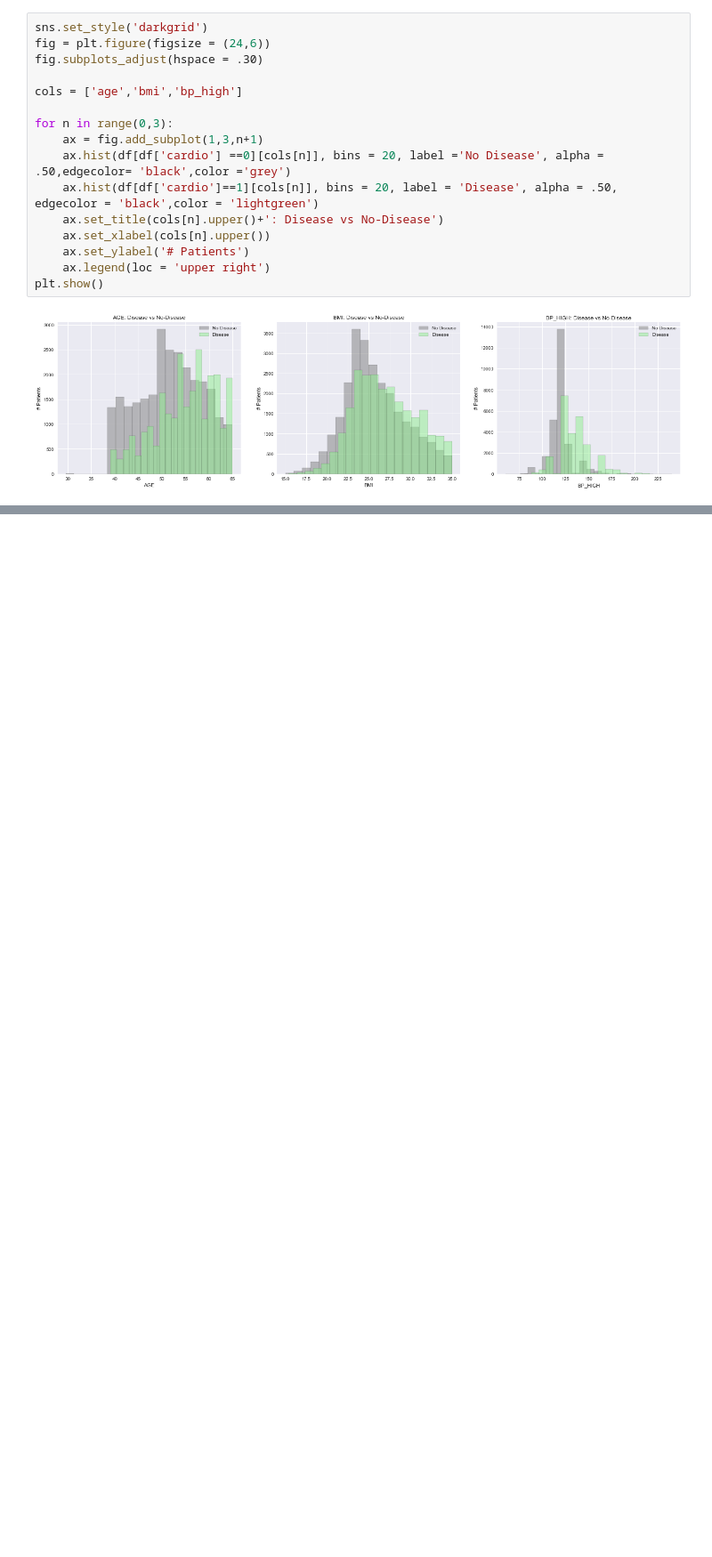
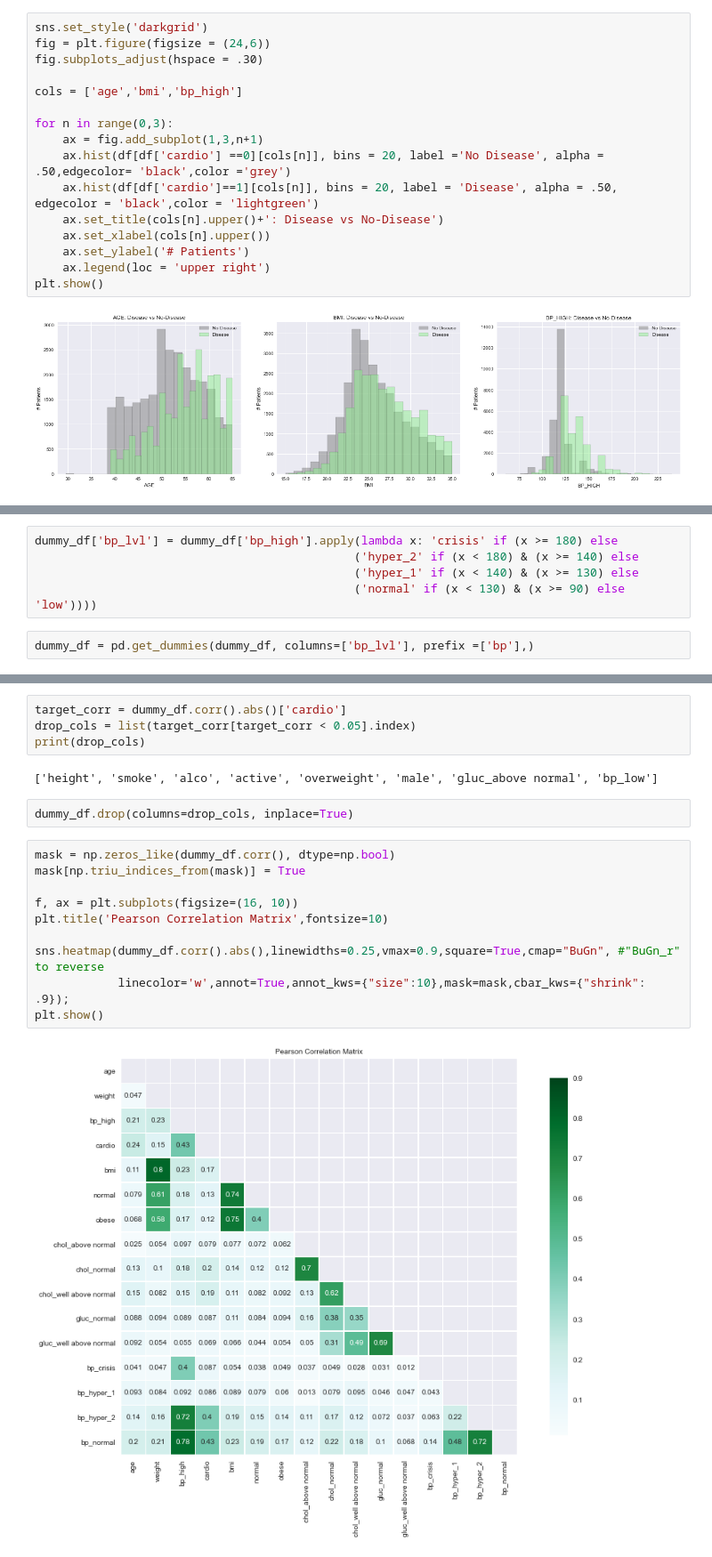
Before and after one commit to ykfarhan/cardiac-disease-detection, a Jupyter notebook: modelling_process_cardio.ipynb, the cells around one changed output, grey strips where cells are left out. Shown at 89% size. Drawn from its saved outputs; the diff is of its cells as text; blank space fills up the shorter version.

```diff
--- a/modelling_process_cardio.ipynb
+++ b/modelling_process_cardio.ipynb
@@ -90,0 +101,7 @@ dummy_df = pd.get_dummies(df, columns=['bmi_cat'], prefix = '', prefix_sep = '',
+# %%
+dummy_df['bp_lvl'] = dummy_df['bp_high'].apply(lambda x: 'crisis' if (x >= 180) else
+                                              ('hyper_2' if (x < 180) & (x >= 140) else
+                                              ('hyper_1' if (x < 140) & (x >= 130) else
+                                              ('normal' if (x < 130) & (x >= 90) else 'low'))))
+# %%
+dummy_df = pd.get_dummies(dummy_df, columns=['bp_lvl'], prefix =['bp'],)
@@ -90,0 +117,20 @@ dummy_df = pd.get_dummies(df, columns=['bmi_cat'], prefix = '', prefix_sep = '',
+# %%
+target_corr = dummy_df.corr().abs()['cardio']
+drop_cols = list(target_corr[target_corr < 0.05].index)
+print(drop_cols)
+# %% [output]
+['height', 'smoke', 'alco', 'active', 'overweight', 'male', 'gluc_above normal', 'bp_low']
+# %%
+dummy_df.drop(columns=drop_cols, inplace=True)
+# %%
+mask = np.zeros_like(dummy_df.corr(), dtype=np.bool)
+mask[np.triu_indices_from(mask)] = True
+
+f, ax = plt.subplots(figsize=(16, 10))
+plt.title('Pearson Correlation Matrix',fontsize=10)
+
+sns.heatmap(dummy_df.corr().abs(),linewidths=0.25,vmax=0.9,square=True,cmap="BuGn", #"BuGn_r" to reverse
+            linecolor='w',annot=True,annot_kws={"size":10},mask=mask,cbar_kws={"shrink": .9});
+plt.show()
+# %% [output]
+[figure, added]
```
Also changed, not shown: parts of 21 cells of this notebook.
